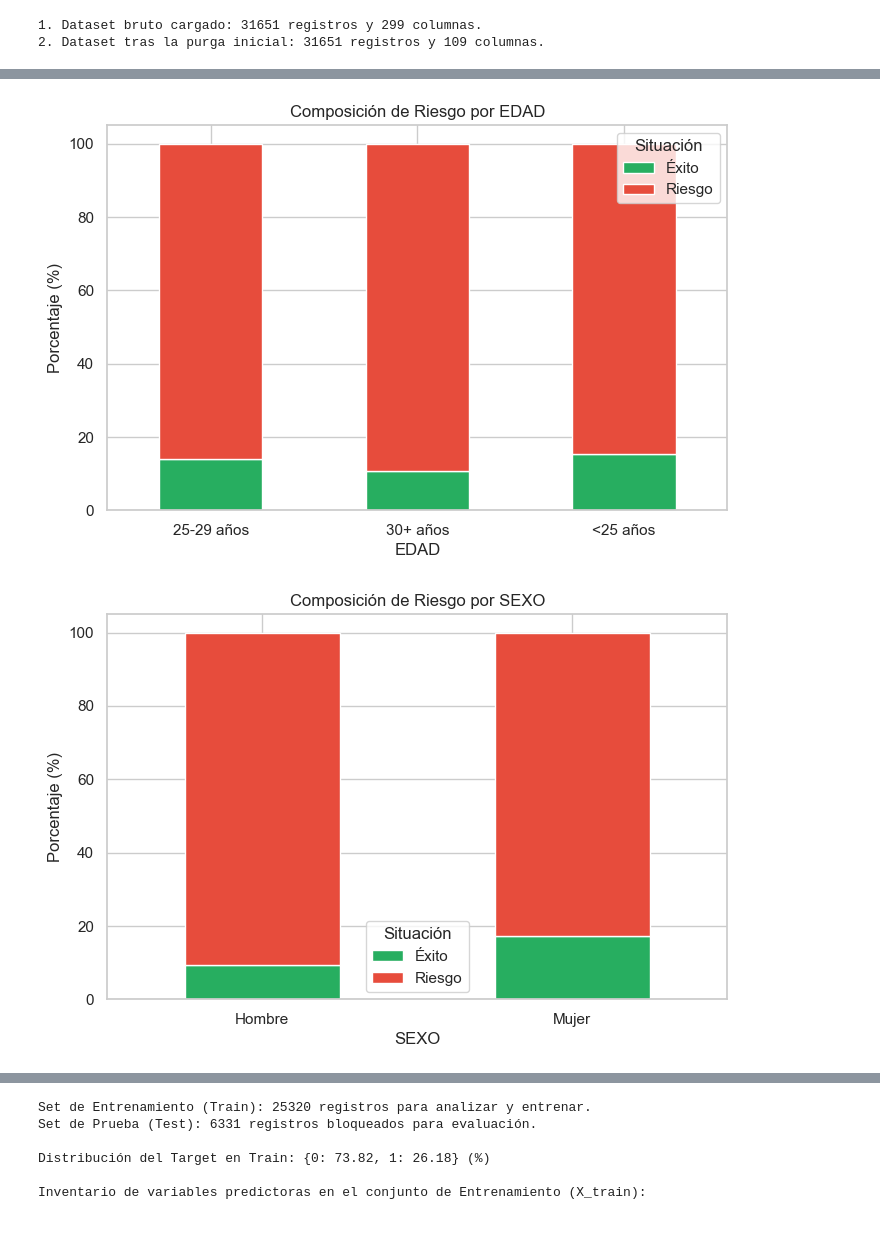
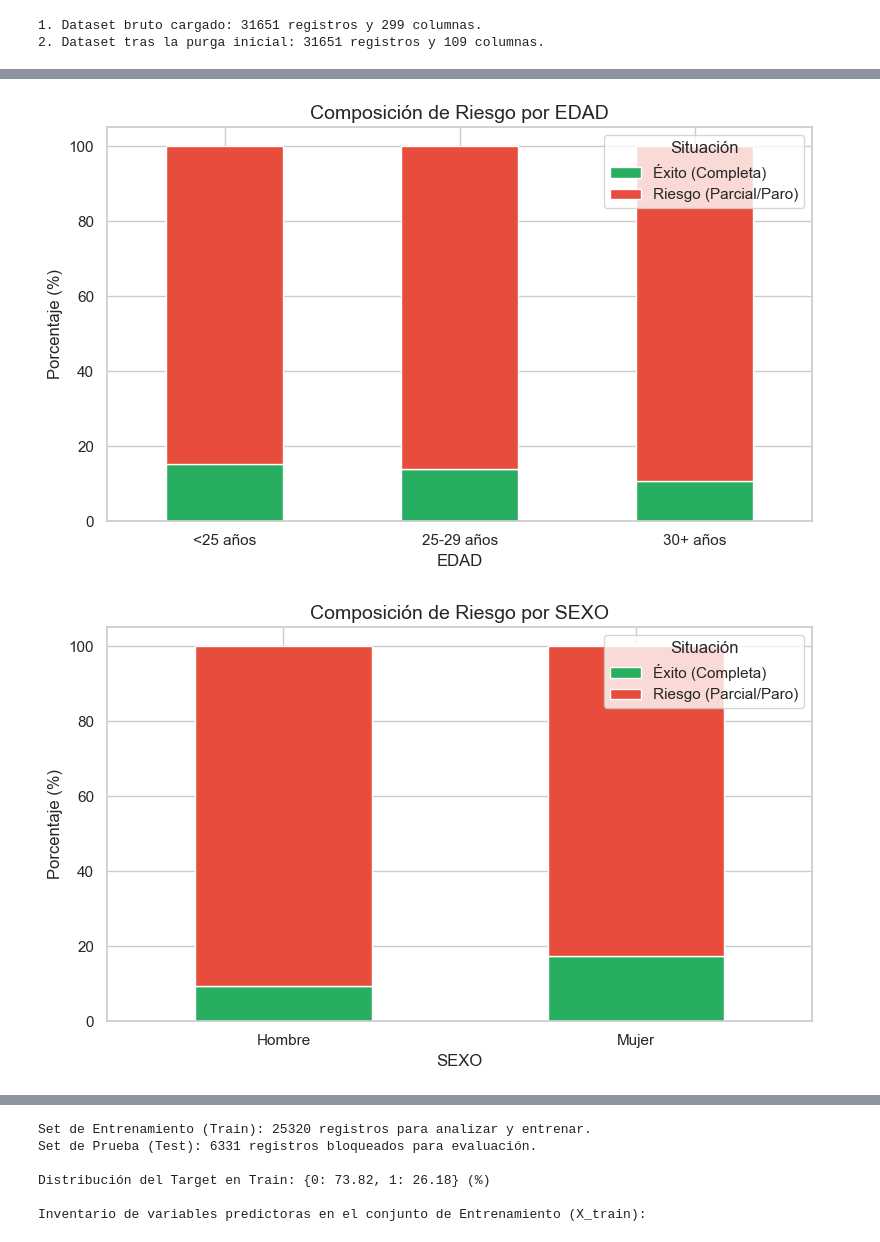
Before and after one commit to JorgeMedina02/mvc-proyecto-grupo-6, a Jupyter notebook: notebooks/01_EDA.ipynb, the cells around one changed output, grey strips where cells are left out. Drawn from its saved outputs; the diff is of its cells as text; code cells hidden in the pictures.

```diff
--- a/notebooks/01_EDA.ipynb
+++ b/notebooks/01_EDA.ipynb
@@ -89,19 +63,34 @@ for col in vars_categoricas:
 # %%
-# Mapeos para legibilidad
+# Definimos los diccionarios de traducción para mejorar la legibilidad visual
 map_edad = {1: '<25 años', 2: '25-29 años', 3: '30+ años'}
 map_sexo = {1: 'Hombre', 2: 'Mujer'}
 
-for col, mapping in zip(['EDAD', 'SEXO'], [map_edad, map_sexo]):
+# Agrupamos las columnas y sus diccionarios para iterar sobre ellos eficientemente
+columnas_analisis = ['EDAD', 'SEXO']
+diccionarios_mapeo = [map_edad, map_sexo]
+
+for col, mapping in zip(columnas_analisis, diccionarios_mapeo):
+    # Inicializamos la figura para cada iteración
     plt.figure(figsize=(8, 5))
-    # Tabla de contingencia normalizada
+
+    # Mapeamos los valores al vuelo y generamos la tabla de contingencia normalizada al 100%
     temp_df = pd.crosstab(df_raw[col].map(mapping), df_raw['JORNADA'], normalize='index') * 100
 
+    # Forzamos un orden lógico en el eje X para la edad, evitando que se ordene alfabéticamente
+    if col == 'EDAD':
+        orden_logico = ['<25 años', '25-29 años', '30+ años']
+        temp_df = temp_df.reindex(orden_logico)
+
+    # Dibujamos el gráfico de barras apiladas vinculándolo al eje actual (plt.gca())
     temp_df.plot(kind='bar', stacked=True, color=['#27ae60', '#e74c3c'], ax=plt.gca())
-    plt.title(f'Composición de Riesgo por {col}')
+
+    plt.title(f'Composición de Riesgo por {col}', fontsize=14)
+    plt.xlabel(col)
     plt.ylabel('Porcentaje (%)')
-    plt.legend(title='Situación', labels=['Éxito', 'Riesgo'])
+    plt.legend(title='Situación', labels=['Éxito (Completa)', 'Riesgo (Parcial/Paro)'], loc='upper right')
     plt.xticks(rotation=0)
+    plt.tight_layout()
     plt.show()
 # %% [output]
-[figure, old version]
+[figure, new version]
-[figure, old version]
+[figure, new version]
```
Also changed, not shown: parts of 20 cells of this notebook, 1 other file.
